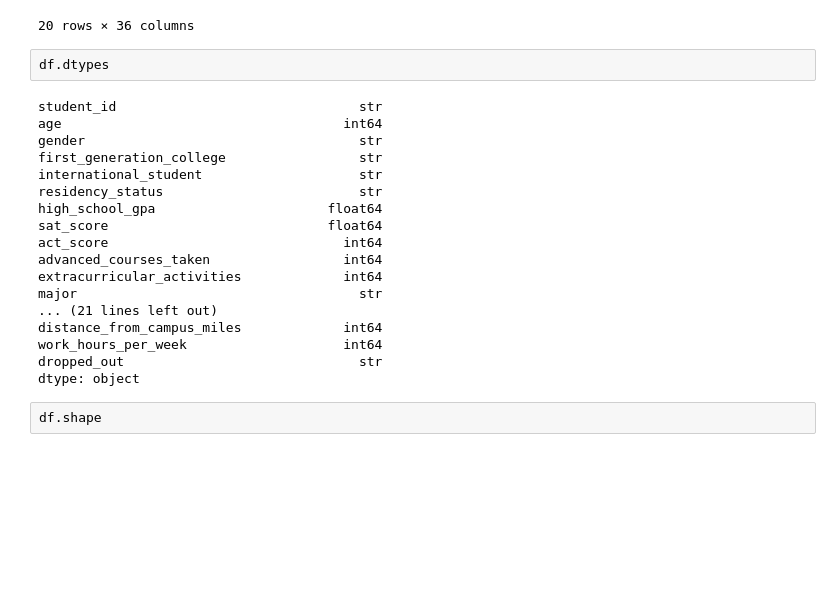
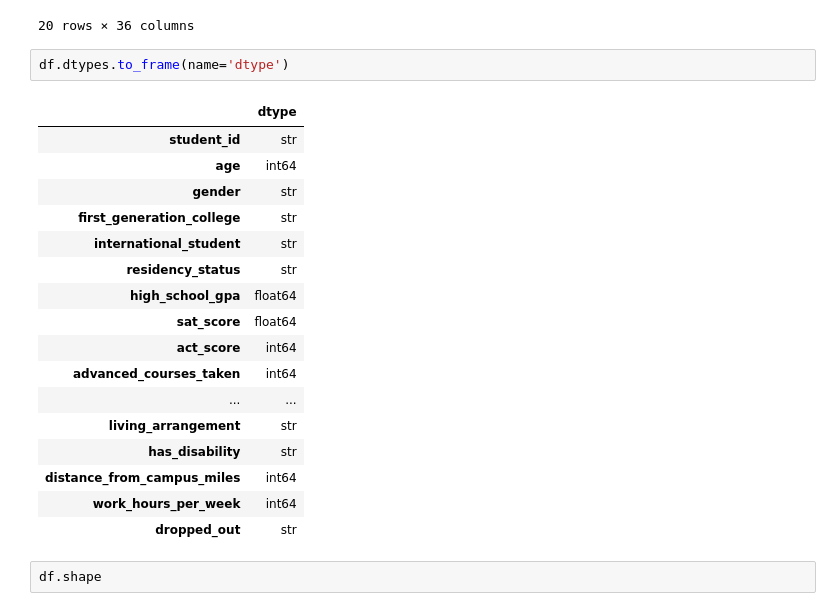
Before and after one commit to RaturiAR7/datascience_handson, a Jupyter notebook: INT_172_AnshulRaturi.ipynb, the cells around one changed output. Drawn from its saved outputs; the diff is of its cells as text; blank space fills up the shorter version.

```diff
--- a/INT_172_AnshulRaturi.ipynb
+++ b/INT_172_AnshulRaturi.ipynb
@@ -32,25 +32,25 @@ df.head(20)
 | 19 | STU_00000020 | 22 | Male | No | No | In-state | ... |
 20 rows × 36 columns
 # %%
-df.dtypes
+df.dtypes.to_frame(name='dtype')
 # %% [output]
-student_id                               str
-age                                    int64
-gender                                   str
-first_generation_college                 str
-international_student                    str
-residency_status                         str
-high_school_gpa                      float64
-sat_score                            float64
-act_score                              int64
-advanced_courses_taken                 int64
-extracurricular_activities             int64
-major                                    str
-... (21 lines left out)
-distance_from_campus_miles             int64
-work_hours_per_week                    int64
-dropped_out                              str
-dtype: object
+|  | dtype |
+| student_id | str |
+| age | int64 |
+| gender | str |
+| first_generation_college | str |
+| international_student | str |
+| residency_status | str |
+| high_school_gpa | float64 |
+| sat_score | float64 |
+| act_score | int64 |
+| advanced_courses_taken | int64 |
+| ... | ... |
+| living_arrangement | str |
+| has_disability | str |
+| distance_from_campus_miles | int64 |
+| work_hours_per_week | int64 |
+| dropped_out | str |
 # %%
 df.shape
 # %% [output]
```
Also changed, not shown: parts of 9 cells of this notebook.
